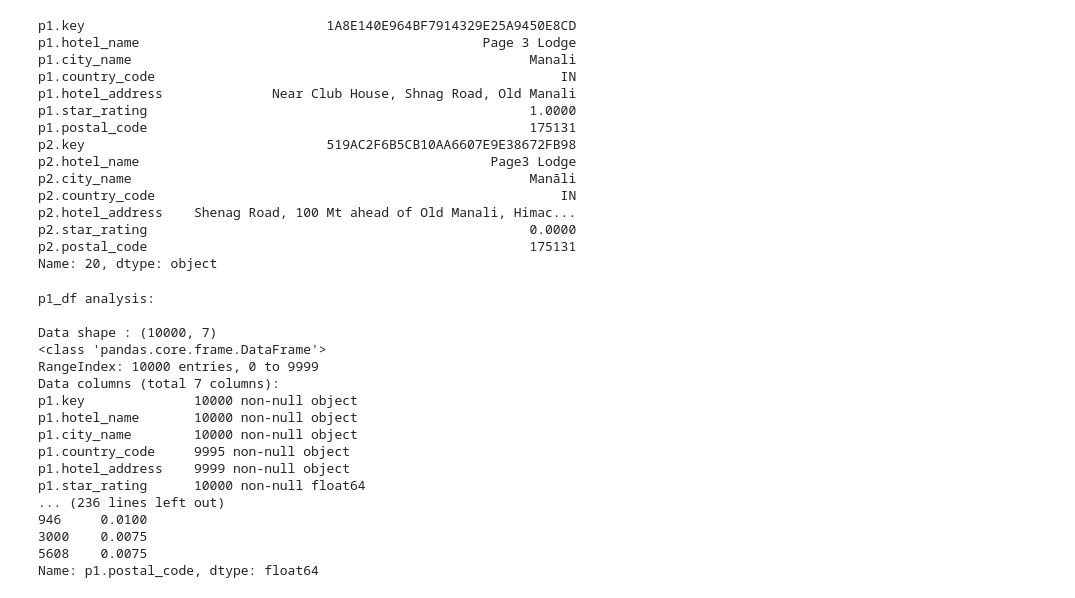
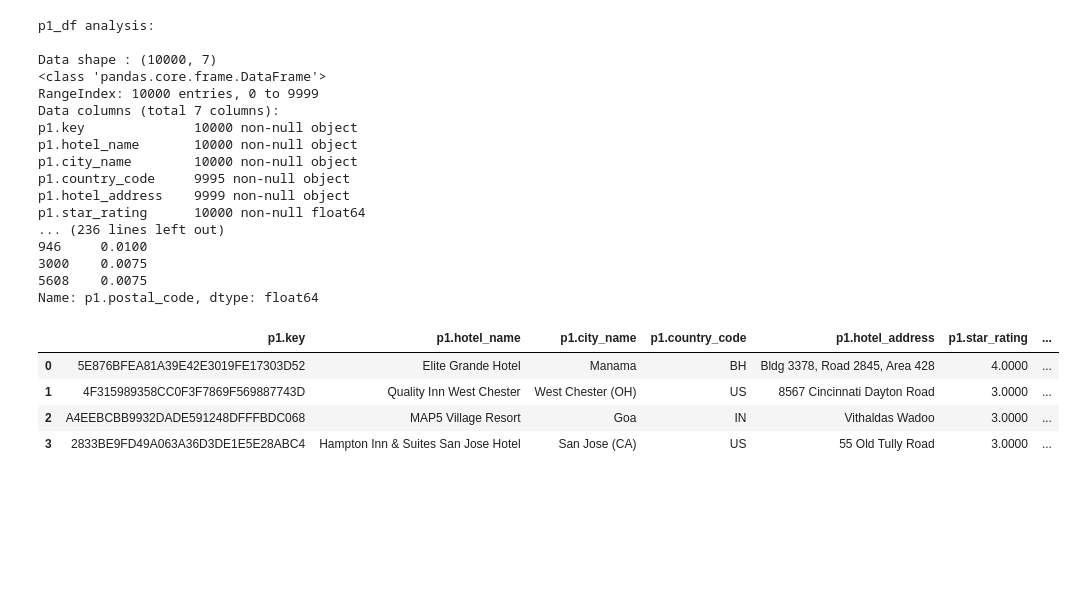
Before and after one commit to michaly/agd_test, a Jupyter notebook: agd_test.ipynb, the cells around one changed output. Saved outputs shown, nothing was run; the diff lists cells and outputs as text; code cells hidden in the pictures; blank space fills up the shorter version.

```diff
--- a/agd_test.ipynb
+++ b/agd_test.ipynb
@@ -20,20 +116,3 @@ xls = pd.ExcelFile(input_file_path)
 p1_df = xls.parse(p1_sheet_name, encoding='utf-8')
 p2_df = xls.parse(p2_sheet_name, encoding='utf-8')
 match_example_df = xls.parse(example_sheet_name, encoding='utf-8')
-print(match_example_df.iloc[20])
-# %% [output]
-p1.key                               1A8E140E964BF7914329E25A9450E8CD
-p1.hotel_name                                            Page 3 Lodge
-p1.city_name                                                   Manali
-p1.country_code                                                    IN
-p1.hotel_address              Near Club House, Shnag Road, Old Manali
-p1.star_rating                                                 1.0000
-p1.postal_code                                                 175131
-p2.key                               519AC2F6B5CB10AA6607E9E38672FB98
-p2.hotel_name                                             Page3 Lodge
-p2.city_name                                                   Manāli
-p2.country_code                                                    IN
-p2.hotel_address    Shenag Road, 100 Mt ahead of Old Manali, Himac...
-p2.star_rating                                                 0.0000
-p2.postal_code                                                 175131
-Name: 20, dtype: object
@@ -68,5 +119,5 @@ def colNameListByDType(df, numericCols=True):
 # %%
-#### DADA ANALYSIS ####
+# # # # # # DADA ANALYSIS # # # # # #
 
 input_list = [('p1_df', p1_df), ('p2_df', p2_df), ('match_example_df', match_example_df)]
 ignore_col_set = set(['p1.hotel_address', 'p2.hotel_address',
@@ -77,30 +128,37 @@ for (df_name, df) in input_list:
     print("\nData shape : " + str(df.shape))
     # Checking cols data type and existence of missing values
     print(("\nData info: \n%s") % df.info())
     print(("\nDMissing values: \n%s") % df.isnull().sum( ))
     # Basic statistics:
     print(("\nSummary of numeric features: \n%s") % df.describe(include=[np.number]))
     print(("\nSummary of non-numeric features: \n%s") % df.describe(include=['O']))
 
     non_numeric_cols = list(set(colNameListByDType(df, numericCols=False)) - ignore_col_set)
     for col in non_numeric_cols:
         print(("\nTop unique value (normed) count of column : %s\n%s") %
               (col, df[col].value_counts(normalize=True)[:5]))
+
+p1_df[0:4]
 # %% [output]
 p1_df analysis:
 
 Data shape : (10000, 7)
 <class 'pandas.core.frame.DataFrame'>
 RangeIndex: 10000 entries, 0 to 9999
 Data columns (total 7 columns):
 p1.key              10000 non-null object
 p1.hotel_name       10000 non-null object
 p1.city_name        10000 non-null object
 p1.country_code     9995 non-null object
 p1.hotel_address    9999 non-null object
 p1.star_rating      10000 non-null float64
 ... (236 lines left out)
 946     0.0100
 3000    0.0075
 5608    0.0075
 Name: p1.postal_code, dtype: float64
+|  | p1.key | p1.hotel_name | p1.city_name | p1.country_code | p1.hotel_address | p1.star_rating | ... |
+| 0 | 5E876BFEA81A39E42E3019FE17303D52 | Elite Grande Hotel | Manama | BH | Bldg 3378, Road 2845, Area 428 | 4.0000 | ... |
+| 1 | 4F315989358CC0F3F7869F569887743D | Quality Inn West Chester | West Chester (OH) | US | 8567 Cincinnati Dayton Road | 3.0000 | ... |
+| 2 | A4EEBCBB9932DADE591248DFFFBDC068 | MAP5 Village Resort | Goa | IN | Vithaldas Wadoo | 3.0000 | ... |
+| 3 | 2833BE9FD49A063A36D3DE1E5E28ABC4 | Hampton Inn & Suites San Jose Hotel | San Jose (CA) | US | 55 Old Tully Road | 3.0000 | ... |
```
Also changed, not shown: parts of 16 cells of this notebook.
